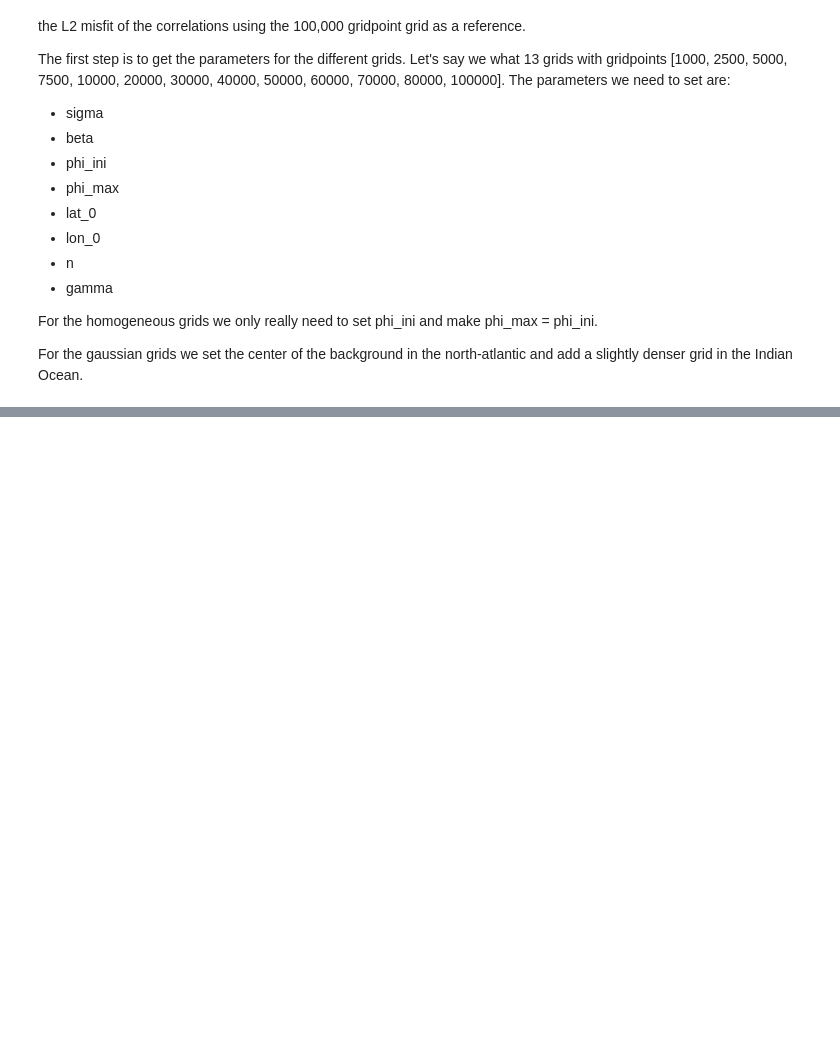
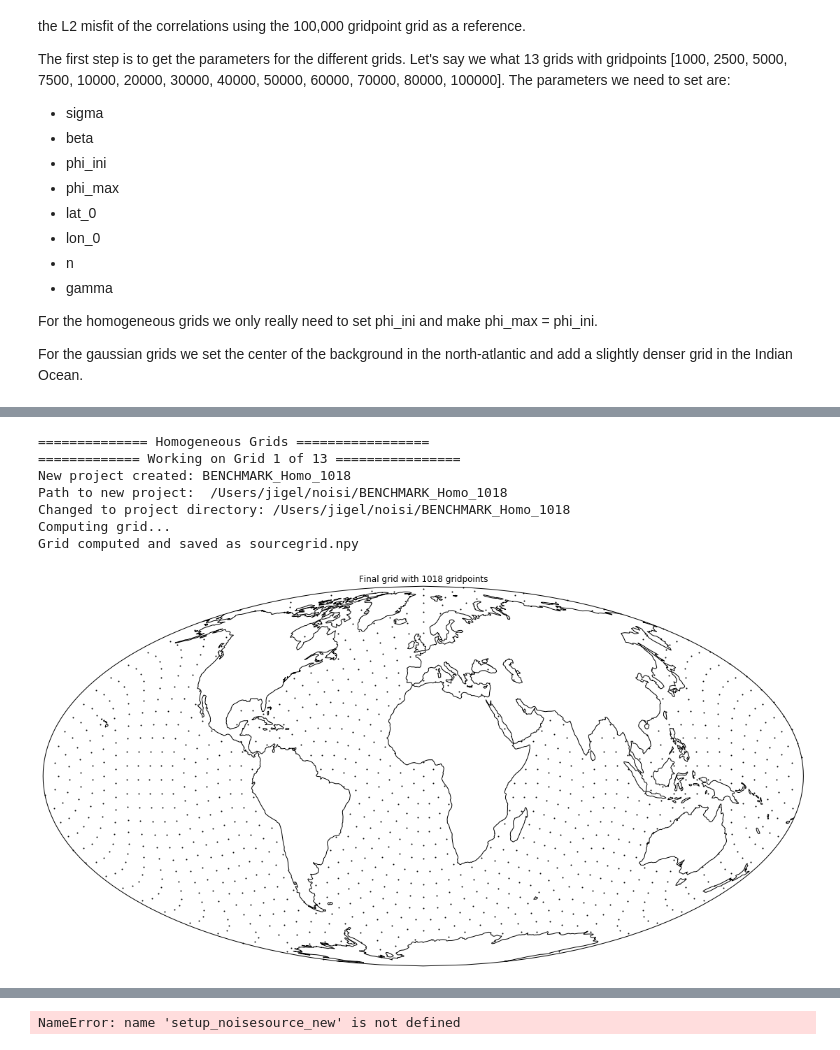
Before and after one commit to jigel/noisi, a Jupyter notebook: BENCHMARK.ipynb, the cells around one changed output, grey strips where cells are left out. Cells and saved outputs as stored; diff of their text form; code cells hidden in the pictures; blank space fills up the shorter version.

```diff
--- a/BENCHMARK.ipynb
+++ b/BENCHMARK.ipynb
@@ -25,6 +31,11 @@ import json
 import matplotlib.pyplot as plt
 import cartopy.crs as ccrs
 import numpy as np
+from pandas import read_csv
+from pandas import DataFrame
 main_path = os.getcwd()
 print(main_path)
+
+n_cores = 8
+print(n_cores)
 # %% [output]
@@ -71,14 +76,13 @@ stationlist_path = os.path.abspath("./stationlist_atlantic_26.csv")
 wavefield_path = os.path.abspath("../axisem/SOLVER/Noisi_10s_repacked/")
 # %%
 # Need to create a project for each, then a source, convert wavefield, then calculate correlations
-
 for i in range(0,np.size(gridpoints_homo)):
-
+    print('============== Homogeneous Grids =================')
     print('============= Working on Grid {} of {} ================'.format(i+1,np.size(gridpoints_homo)))
 
     # new project
     project_name = "BENCHMARK_Homo_" + str(gridpoints_homo[i])
-    os.system('noisi setup_project ' + project_name)
+    os.system('noisi setup-project ' + project_name)
     print('New project created:', project_name)
     project_path = os.path.join(main_path,project_name)
     print('Path to new project: ', project_path)
@@ -96,14 +100,14 @@ for i in range(0,np.size(gridpoints_homo)):
         conf = json.loads(fh.read())
 
     conf['gauss_grid'] = True
-    conf['gauss_sigma'] = sigma_homo[i]
-    conf['gauss_beta'] = beta_homo[i]
-    conf['gauss_phi_ini'] = phi_ini_homo[i]
-    conf['gauss_phi_max'] = phi_max_homo[i]
-    conf['gauss_lat_0'] = lat_0_homo[i]
-    conf['gauss_lon_0'] = lon_0_homo[i]
-    conf['gauss_n'] = n_homo[i]
-    conf['gauss_gamma'] = gamma_homo[i]
+    conf['gauss_sigma'] = [sigma_homo[i]]
+    conf['gauss_beta'] = [beta_homo[i]]
+    conf['gauss_phi_ini'] = [phi_ini_homo[i]]
+    conf['gauss_phi_max'] = [phi_max_homo[i]]
+    conf['gauss_lat_0'] = [lat_0_homo[i]]
+    conf['gauss_lon_0'] = [lon_0_homo[i]]
+    conf['gauss_n'] = [n_homo[i]]
+    conf['gauss_gamma'] = [gamma_homo[i]]
     conf['gauss_plot'] = False
     conf['gauss_dense_antipole'] = False
     conf['gauss_only_ocean'] = True
@@ -121,7 +125,7 @@ for i in range(0,np.size(gridpoints_homo)):
 
     # calculate grid with noisi
     print('Computing grid...')
-    os.system('noisi setup_sourcegrid ' + project_path)
+    os.system('noisi setup-sourcegrid ' + project_path)
     print('Grid computed and saved as sourcegrid.npy')
 
     #plot and save sourcegrid
@@ -134,13 +138,13 @@ for i in range(0,np.size(gridpoints_homo)):
     plt.scatter(grid[0],grid[1],s=1,c='k',transform=ccrs.Geodetic())
     plt.title('Final grid with {} gridpoints'.format(np.size(grid[0])))
     plt.savefig(os.path.join(project_path,"sourcegrid.png"))
-    #plt.show()
+    plt.show(block=False)
 
     # Setup a homogeneous source called homo_source
     source_homo = "homo_source"
 
     source_homo_path = os.path.join(project_path,source_homo)
-    os.system ('noisi setup_source ' + source_homo_path)
+    os.system ('noisi setup-source ' + source_homo_path)
 
     print('New source created: ', source_homo_path)
 
@@ -156,8 +160,22 @@ for i in range(0,np.size(gridpoints_homo)):
     source_config_path = os.path.join(source_homo_path,'source_config.json')
     wavefield_from_instaseis_path = os.path.join(source_homo_path,'wavefield_from_instaseis.py')
 
+    # New method to avoid oversubscribing
+    n_processes = int(np.ceil(station_n/n_cores))
+
+    wf_convert = 'mpirun'
+    # make files
+    for i in range(0,n_processes):
+        file_name = 'stationlist_atlantic_26_'+str(i)
+        file_name_path = os.path.join(main_path,file_name+'.csv')
+        stationlist[i*n_cores:(i+1)*n_cores].to_csv(file_name_path,index=None,header=True)
+        wf_convert += ' -np {} python {} {} {} {} {} {} :'.format(n_cores,wavefield_from_instaseis_path,source_config_path,config_path,sourcegrid_path,file_name_path,project_path)
+    # get rid of last :
+    wf_convert = wf_convert[:-1]
+
     print('Converting wavefield from instaseis...')
-    os.system('mpirun -np {} python {} {} {} {} {} {}'.format(station_n,wavefield_from_instaseis_path,source_config_path,config_path,sourcegrid_path,stationlist_path,project_path))
+    print('CMD: ',wf_convert)
+    os.system(wf_convert)
     print('Done.')
 
     wavefield_processed_path = os.path.join(project_path,'wavefield_processed')
@@ -180,30 +198,59 @@ for i in range(0,np.size(gridpoints_homo)):
     source_config_path = os.path.join(source_homo_path,'source_config.json')
 
     with io.open(source_config_path,'r+') as fh:
             conf = json.loads(fh.read())
 
 
     # change instaseis and wavefield
     conf['max_lag'] = 2500
     conf['preprocess_do'] = False
     conf ['project_name'] = project_name
     conf ['project_path'] = project_path
     with io.open(source_config_path,'w') as fh:
         cf = json.dumps(conf,sort_keys=False, indent=4, separators=(",", ": "))
         fh.write(cf)
 
     # setup noise source for homogeneous model
 
     print('Setting up noisesource distribution...')
     setup_noisesource_new(project_path,source_homo_path)
     print('Done.')
 
 
     # calculate correlations for homogeneous source
     print("Computing correlations...")
     os.system("mpirun -np 8 noisi correlation {} {}".format(source_homo_path,0))
     print("All correlations computed.")
 
+    # plot correlations and save the file
+    corr_homo_path = os.path.join(source_homo_path,"step_0/corr")
+
+    # make azimuth selection
+    traces_homo =plot_section(corr_homo_path,stationlist_path,bandpass = None,comp = 'BHZ',fmt = 'SAC',az_selection = [0,180],
+                          scale = 1., resol = 1,plot=False)
+
+    #plot
+    maxlag = (traces_homo[0].stats.npts-1) / 2.0
+
+    traces_homo.plot(type='section',orientation='horizontal',
+    reftime = traces_homo[0].stats.starttime + maxlag,scale=1.,outfile=os.path.join(project_path,'homo_correlations.png'))
+
+
     # Go back to main directory
     os.chdir(main_path)
     print('Back to main directory:',os.getcwd())
+
+
+
+print('=======================================')
+print('======= HOMOGENEOUS GRIDS DONE ========')
+print('=======================================')
+# %% [output]
+============== Homogeneous Grids =================
+============= Working on Grid 1 of 13 ================
+New project created: BENCHMARK_Homo_1018
+Path to new project:  /Users/jigel/noisi/BENCHMARK_Homo_1018
+Changed to project directory: /Users/jigel/noisi/BENCHMARK_Homo_1018
+Computing grid...
+Grid computed and saved as sourcegrid.npy
+[figure, added]
@@ -210,3 +263,4 @@ for i in range(0,np.size(gridpoints_homo)):
+NameError: name 'setup_noisesource_new' is not defined
 # %%
 # Need to create a project for each, then a source, convert wavefield, then calculate correlations
 
```
Also changed, not shown: parts of 4 cells of this notebook, 4 other files.
